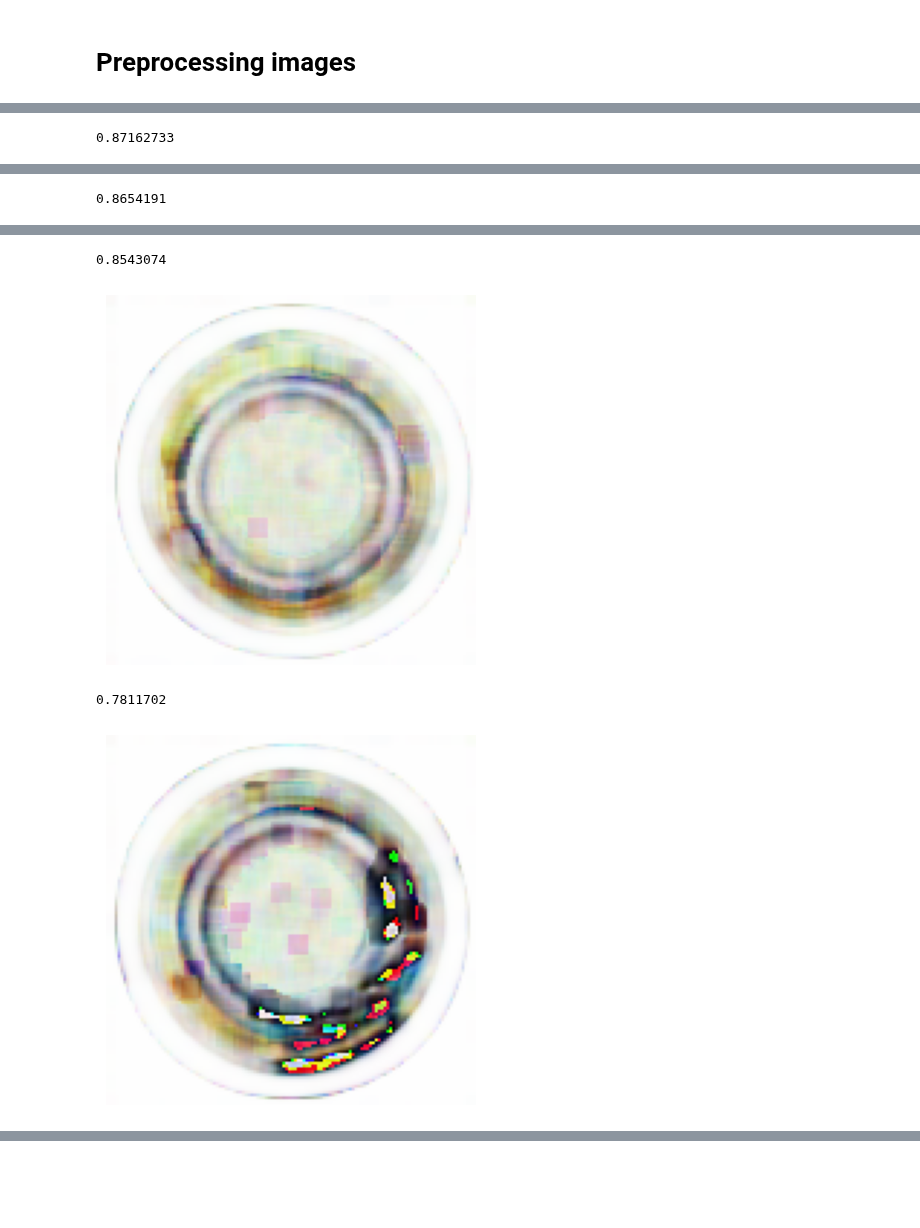
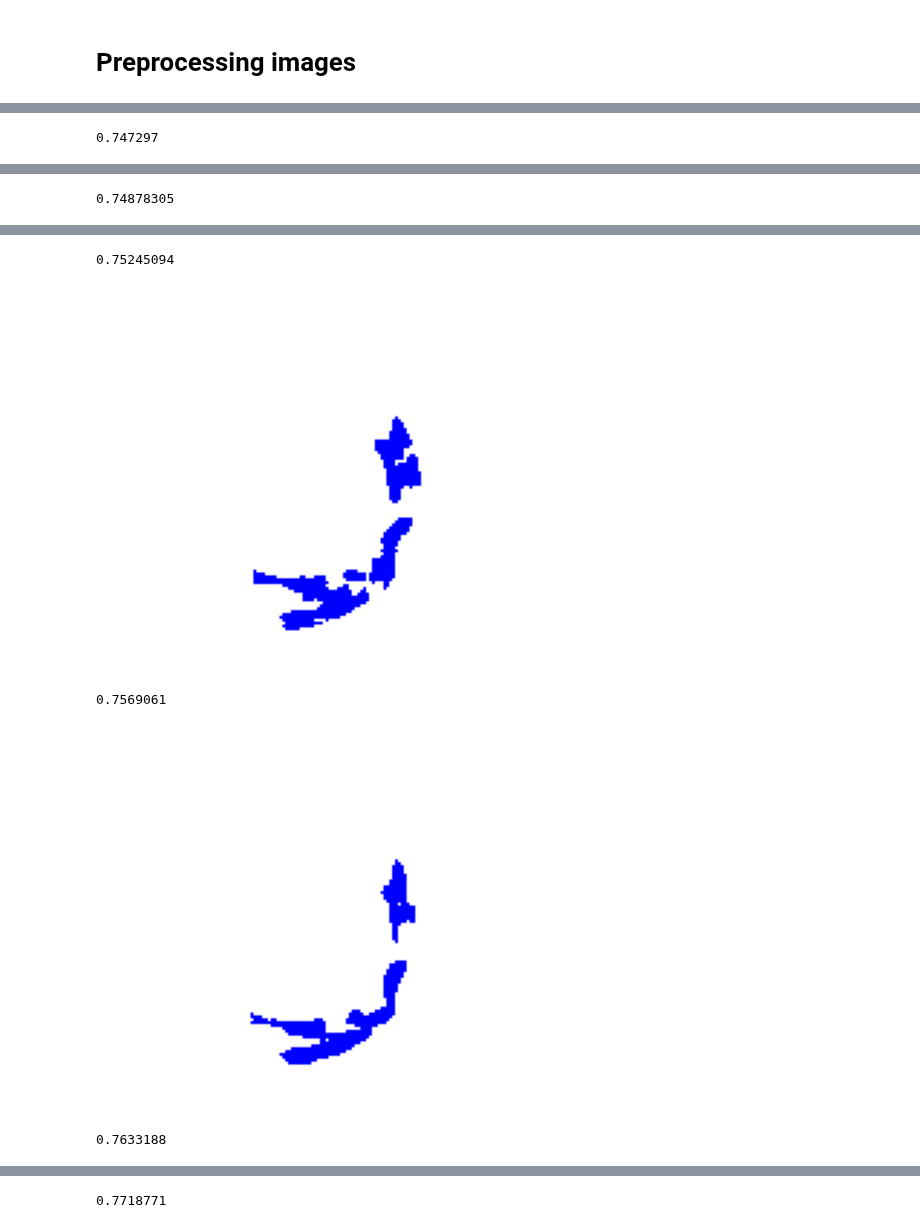
Before and after one commit to MikaParssinen/Applied-Machine-Learning, a Jupyter notebook: Project/Code/Marcus.ipynb, the cells around one changed output, grey strips where cells are left out. Drawn from its saved outputs; the diff is of its cells as text; code cells hidden in the pictures; blank space fills up the shorter version.

```diff
--- a/Project/Code/Marcus.ipynb
+++ b/Project/Code/Marcus.ipynb
@@ -166,7 +166,7 @@ Model: "functional_7"
  Trainable params: 67,181,539 (256.28 MB)
  Non-trainable params: 128 (512.00 B)
 # %%
-all_images = np.concatenate((images, rotated_90, rotated_180, rotated_270, noisy_images))
+all_images = np.concatenate((images, rotated_90, rotated_180, rotated_270))
 train, test = train_test_split(all_images, test_size=0.2)
 print(train.shape)
 print(test.shape)
@@ -176,6 +176,7 @@ print(test.shape)
 # %%
 reduce_lr = ReduceLROnPlateau(factor=0.5, patience=3, min_delta=0.0005)
-callbacks = [reduce_lr]
+early_stop = EarlyStopping(patience=3, min_delta=0.0002, restore_best_weights=True)
+callbacks = [reduce_lr, early_stop]
 autoencoder.fit(
     x=train,
     y=train,
@@ -228,7 +229,10 @@ display(small_test, predictions, 4)
 diff_images = []
 diff_img = None
 
-for image1, image2 in zip(small_test, predictions):
+image1 = small_test[3]
+image2 = predictions[3]
+
+for i in range(7, 18, 2):
     """
     diff = cv2.absdiff(image1, image2)
     print(diff.shape)
@@ -238,12 +242,15 @@ for image1, image2 in zip(small_test, predictions):
     ret, mask = cv2.threshold(Conv_hsv_Gray, 0.0, 1.0,cv2.THRESH_BINARY)
     diff[mask != 1.0] = [0.0, 0.0, 1.0]
     """
-    (score, diff) = structural_similarity(image1, image2, win_size=7, data_range=1.0,full=True, channel_axis=2)
-    diff = (diff * 255).astype("uint8")
+    (score, diff) = structural_similarity(image1, image2, win_size=i, data_range=1.0,full=True, channel_axis=2)
+    #diff = (diff * 255).astype("uint8")
     print(score)
+    diff = np.clip(diff, 0.0, 1.0)
 
-    plt.imshow(diff)
+    _, thresholded = cv2.threshold(diff, 0.1, 1.0, cv2.THRESH_BINARY)
+
+    plt.imshow(thresholded)
     plt.axis("off")
     plt.show()
 # %% [output]
-0.87162733
+0.747297
@@ -251 +258 @@ for image1, image2 in zip(small_test, predictions):
-0.8654191
+0.74878305
@@ -253,4 +260,5 @@ for image1, image2 in zip(small_test, predictions):
-0.8543074
+0.75245094
-[figure, old version]
+[figure, new version]
-0.7811702
+0.7569061
-[figure, old version]
+[figure, new version]
+0.7633188
@@ -256,0 +266 @@ for image1, image2 in zip(small_test, predictions):
+0.7718771
```
Also changed, not shown: parts of 9 cells of this notebook.
